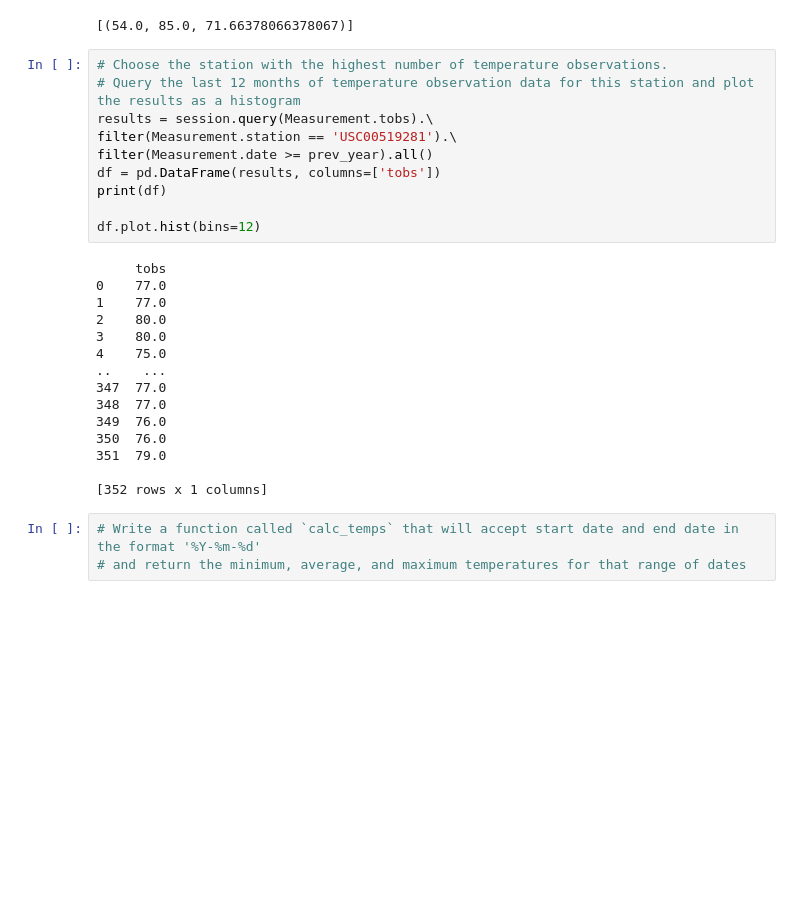
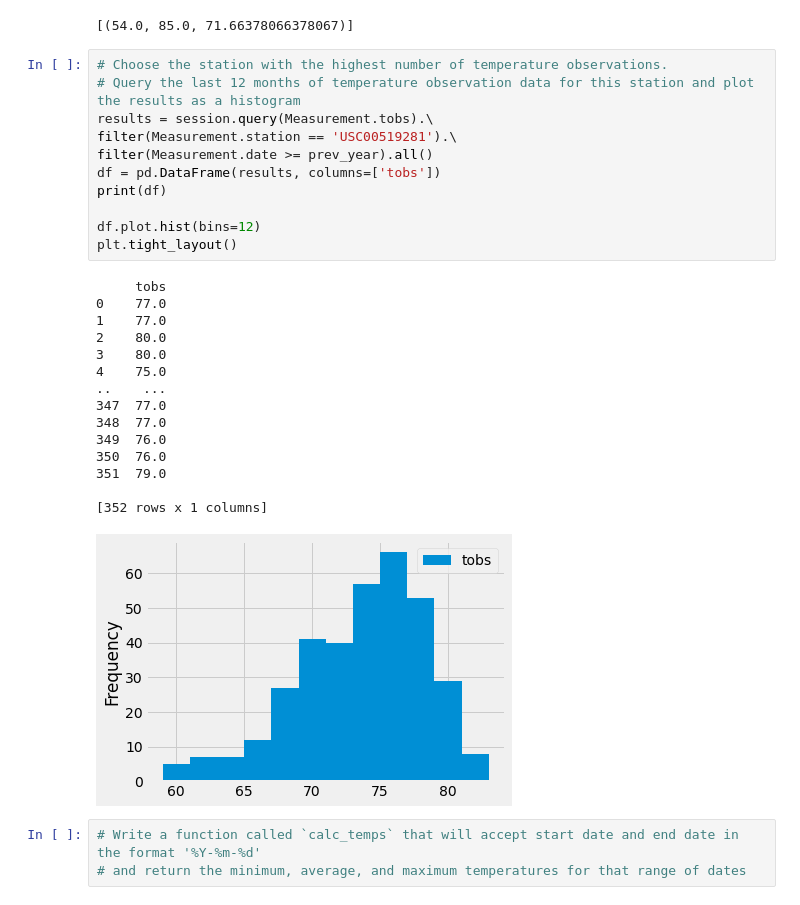
Before and after one commit to sonjaynicolay/Surfs_Up, a Jupyter notebook: climate_analysis.ipynb, the cells around one changed output. Cells and saved outputs as stored; diff of their text form; blank space fills up the shorter version.

```diff
--- a/climate_analysis.ipynb
+++ b/climate_analysis.ipynb
@@ -110,28 +110,30 @@ filter(Measurement.station == 'USC00519281').all()
 # %%
 # Choose the station with the highest number of temperature observations.
 # Query the last 12 months of temperature observation data for this station and plot the results as a histogram
 results = session.query(Measurement.tobs).\
 filter(Measurement.station == 'USC00519281').\
 filter(Measurement.date >= prev_year).all()
 df = pd.DataFrame(results, columns=['tobs'])
 print(df)
 
 df.plot.hist(bins=12)
+plt.tight_layout()
 # %% [output]
      tobs
 0    77.0
 1    77.0
 2    80.0
 3    80.0
 4    75.0
 ..    ...
 347  77.0
 348  77.0
 349  76.0
 350  76.0
 351  79.0
 
 [352 rows x 1 columns]
+[figure, added]
 # %%
 # Write a function called `calc_temps` that will accept start date and end date in the format '%Y-%m-%d'
 # and return the minimum, average, and maximum temperatures for that range of dates
```
Also changed, not shown: 2 other files.
